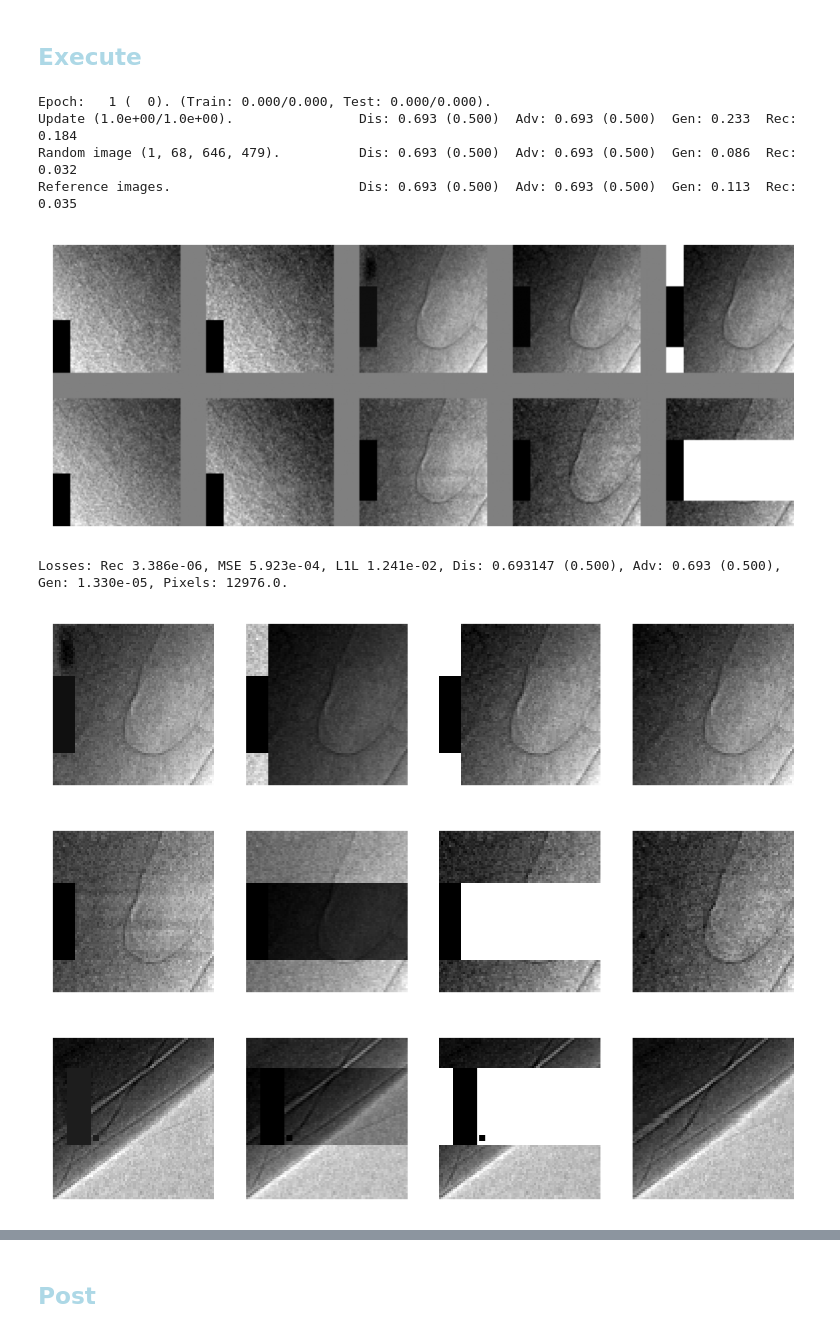
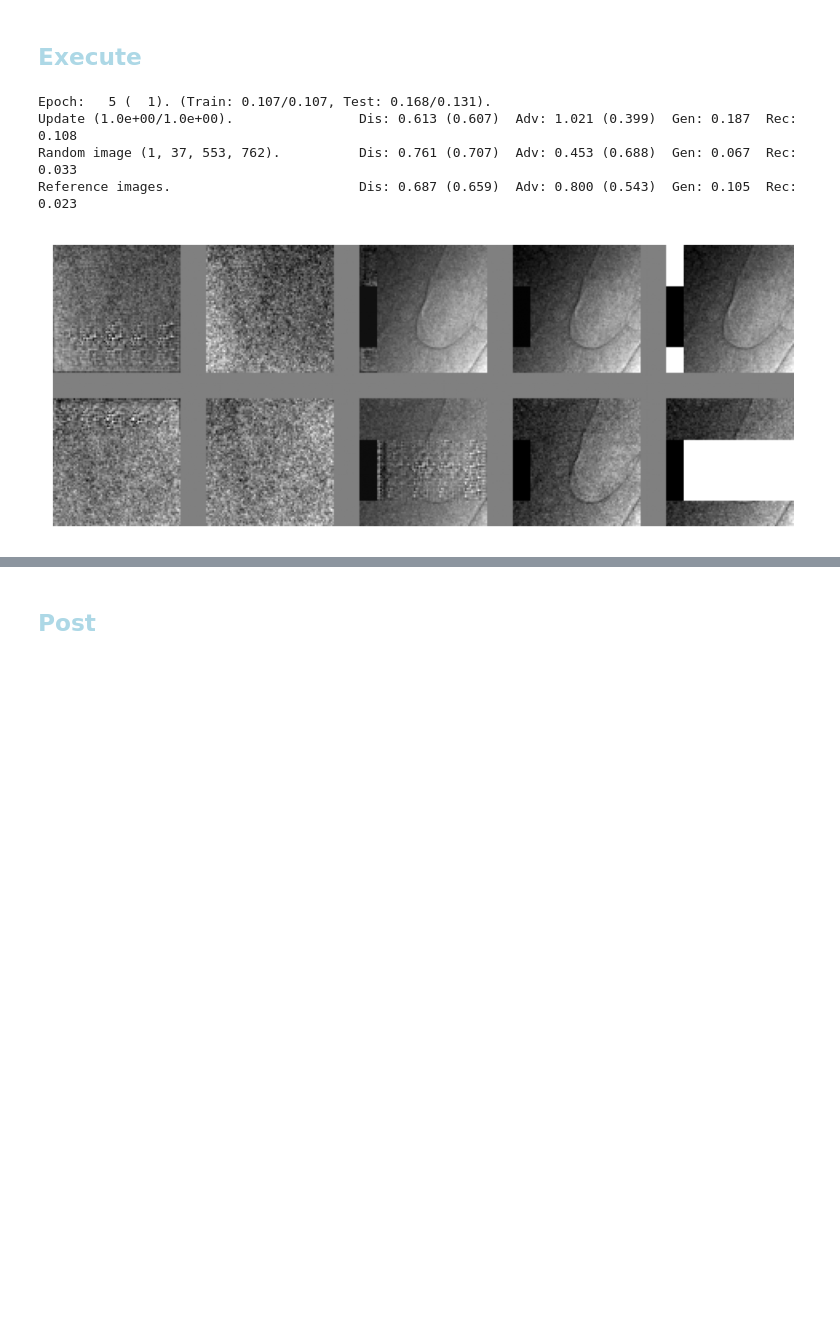
Before and after one commit to antonmx/shiftpatch, a Jupyter notebook: shiftpatch_dj1.ipynb, the cells around one changed output, grey strips where cells are left out. Drawn from its saved outputs; the diff is of its cells as text; code cells hidden in the pictures; blank space fills up the shorter version.

```diff
--- a/shiftpatch_dj1.ipynb
+++ b/shiftpatch_dj1.ipynb
@@ -217,18 +235,22 @@ sg.normRec, sg.normMSE, sg.normL1L = 1.170e-04, 2.267e-03, 1.797e-02 #1.915e-03,
 # %% [markdown]
 ## <font style="color:lightblue">Restore checkpoint</font>
 # %%
-sg.scheduler_G = torch.optim.lr_scheduler.StepLR(sg.optimizer_G, 1, gamma=1-0.001)
-sg.scheduler_D = torch.optim.lr_scheduler.StepLR(sg.optimizer_D, 1, gamma=1-0.001)
+sg.scheduler_G = torch.optim.lr_scheduler.StepLR(sg.optimizer_G, 1, gamma=1)
+sg.scheduler_D = torch.optim.lr_scheduler.StepLR(sg.optimizer_D, 1, gamma=1)
 savedCheckPoint = f"checkPoint_{sg.TCfg.exec}"
 sg.epoch, sg.imer, sg.minRecTest, sg.minRecTrain, sg.minTestEpoch, sg.startFrom, sg.resAcc = \
-    sg.restoreCheckpoint()#savedCheckPoint+".pth")
+    sg.restoreCheckpoint()#savedCheckPoint+"_B.pth")
 sg.writer = sg.createWriter(sg.TCfg.logDir, True)
-sg.scheduler_G.gamma = 1-0.001
-sg.scheduler_D.gamma = 1-0.001
+
+sg.scheduler_G.gamma = 1-0.002
+sg.scheduler_D.gamma = 1-0.002
 #sg.optimizer_G.step()
 #torch.optim.lr_scheduler.LambdaLR(sg.optimizer_G, lambda epoch: 0.1).step()
 #sg.optimizer_D.step()
 #torch.optim.lr_scheduler.LambdaLR(sg.optimizer_D, lambda epoch: 0.1).step()
+
+#sg.startFrom = 0
+#sg.epoch, sg.imer, sg.minGEpoch, sg.minGdLoss, sg.startFrom = 0, 0, 0, 1, 0
 
 #sg.epoch = 0
 #sg.imer = 0
@@ -257,60 +283,52 @@ Losses: Rec 3.600e-05, MSE 9.379e-04, L1L 1.608e-02, Dis: 0.693148 (0.500), Adv:
 #torch.autograd.set_detect_anomaly(True)
 
 
+#sg.minRecTest, sg.minRecTrain = 1, 1
+sg.ADV_DIF = 1
+sg.skipThreshold = 0.495
+sg.trainCyclesGen = 0
+sg.discriminator.IMG_FFT = 1
 
 def adjustScheduler(scheduler, iniLr, target) :
     if scheduler is None :
         return ""
     gamma = scheduler.gamma
     curLR = scheduler.get_last_lr()[0] / iniLr
     if gamma < 1 and curLR > target \
     or gamma > 1 and curLR < target :
         scheduler.step()
     return f"LR : {curLR:.2e}. "
 
-#sg.minRecTest, sg.minRecTrain = 1, 1
-sg.trainCyclesDis = 1
-sg.trainCyclesGen = 1
-sg.skipThreshold = 0
-sg.ADV_DIF=1e-05
-sg.SSIM_MSE = 0.9999
-#sg.scheduler_G = torch.optim.lr_scheduler.StepLR(sg.optimizer_G, 1, gamma=1-0.001)
-#sg.scheduler_D = torch.optim.lr_scheduler.StepLR(sg.optimizer_D, 1, gamma=1-0.001)
-#torch.optim.lr_scheduler.LambdaLR(sg.optimizer_G, lambda epoch: 1).step()
-#torch.optim.lr_scheduler.LambdaLR(sg.optimizer_D, lambda epoch: 1).step()
+
 def my_beforeReport(_) :
     message = ""
-    message += "G" + adjustScheduler(sg.scheduler_G, sg.TCfg.learningRateG, 0.001)
-    message += "D" + adjustScheduler(sg.scheduler_D, sg.TCfg.learningRateD, 0.001)
+#    message += "G" + adjustScheduler(sg.scheduler_G, sg.TCfg.learningRateG, 0.1)
+#    message += "D" + adjustScheduler(sg.scheduler_D, sg.TCfg.learningRateD, 0.1)
     message += f" ADV/DIF : {sg.ADV_DIF:.3e}."
-    sg.ADV_DIF = max(1e-6, sg.ADV_DIF-1e-8)
-    #message += f" Ampl : {sg.generator.amplitude:.3f}."
-    #sg.generator.amplitude = min(1, sg.generator.amplitude + 0.001)
+    sg.ADV_DIF = max(2e-6, sg.ADV_DIF-1e-8)
     with open(f"message_{sg.TCfg.exec}.txt", 'a') as file:
         file.write(message + "\n")
     print(message)
     return
 #sg.beforeReport = my_beforeReport
 
 #sg.TCfg.loaderWorkers = 0 # for debug single threaded
 try :
     sg.train(savedCheckPoint)
 except :
     #del sg.dataLoader
-    #del sg.testLoader
+    #del sg.testLoaderrelo
     sg.freeGPUmem()
     1/10 # to release Jupyuter memory in the next step
     sg.epoch -= 1
     raise
 
-# ADV_DIF=1e-6, SSIM_MSE = 0.9999
+
+# from scratch
+# ADV_DIFF = 1, IMG_FFT = 1
 # %% [output]
-Epoch:   1 (  0). (Train: 0.000/0.000, Test: 0.000/0.000).
-Update (1.0e+00/1.0e+00).                Dis: 0.693 (0.500)  Adv: 0.693 (0.500)  Gen: 0.233  Rec: 0.184
-Random image (1, 68, 646, 479).          Dis: 0.693 (0.500)  Adv: 0.693 (0.500)  Gen: 0.086  Rec: 0.032
-Reference images.                        Dis: 0.693 (0.500)  Adv: 0.693 (0.500)  Gen: 0.113  Rec: 0.035
+Epoch:   5 (  1). (Train: 0.107/0.107, Test: 0.168/0.131).
+Update (1.0e+00/1.0e+00).                Dis: 0.613 (0.607)  Adv: 1.021 (0.399)  Gen: 0.187  Rec: 0.108
+Random image (1, 37, 553, 762).          Dis: 0.761 (0.707)  Adv: 0.453 (0.688)  Gen: 0.067  Rec: 0.033
+Reference images.                        Dis: 0.687 (0.659)  Adv: 0.800 (0.543)  Gen: 0.105  Rec: 0.023
-[figure, old version]
+[figure, new version]
-Losses: Rec 3.386e-06, MSE 5.923e-04, L1L 1.241e-02, Dis: 0.693147 (0.500), Adv: 0.693 (0.500), Gen: 1.330e-05, Pixels: 12976.0.
-[figure, removed]
-[figure, removed]
-[figure, removed]
```
Also changed, not shown: parts of 10 cells of this notebook, 2 other files.
